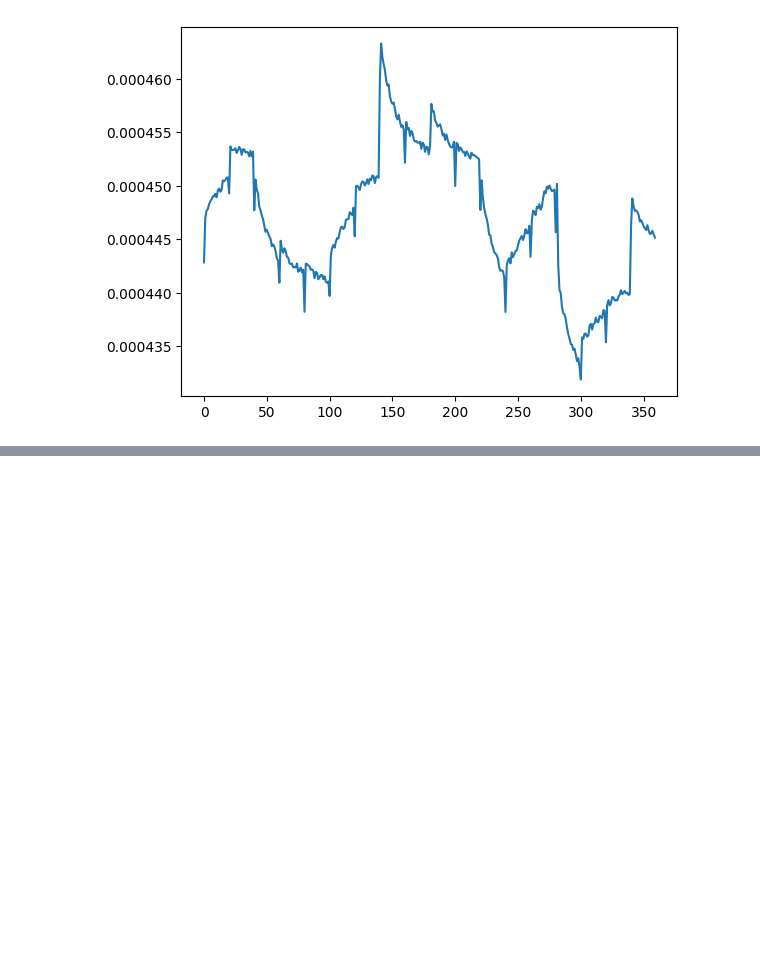
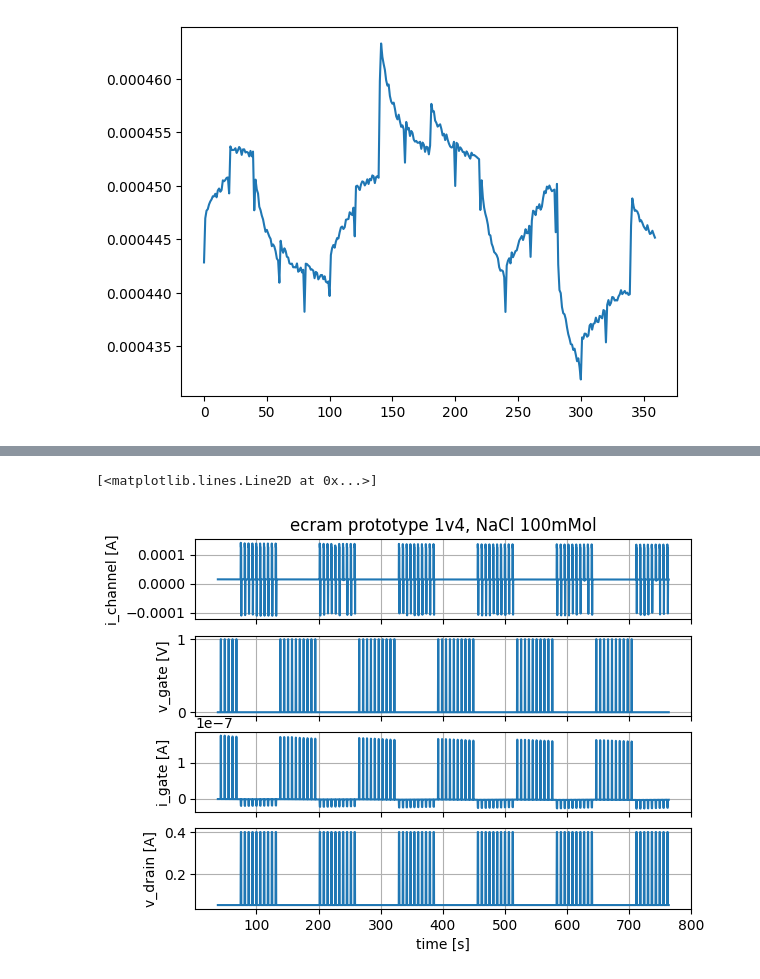
Before and after one commit to LaN-Tran/Code_for_experiments_at_Tue, a Jupyter notebook: codes/plot_exp_data.ipynb, the cells around one changed output, grey strips where cells are left out. Cells and saved outputs as stored; diff of their text form; code cells hidden in the pictures; blank space fills up the shorter version.

```diff
--- a/codes/plot_exp_data.ipynb
+++ b/codes/plot_exp_data.ipynb
@@ -1985,0 +2033,57 @@ plt.plot(x, device_ich)
+# %%
+file_path = "C:/Users/20245580/LabCode/Codes_For_Experiments/exp_data/20250828/ecram_pulse_drain_exp_proof4.csv"
+data = pd.read_csv(file_path)
+
+start = 100 # normal
+end = 4100
+
+# start = 4200 # sSx
+# end = 8300
+
+# start = 8300 # sDx
+# end = 12500
+
+# start= 0
+# end = -1
+
+x = data['time'][start:end]
+y = data['i_channel'][start:end]
+y2 = data['v_gate'][start:end]
+y3 = data['i_gate'][start:end]
+y4 = data['v_drain'][start:end]
+
+fig, (ax1, ax2, ax3, ax4) = plt.subplots(4, 1, sharex=True)
+
+        # clear current plot
+ax1.cla()
+ax2.cla()
+ax3.cla()
+ax4.cla()
+        # configure the plot
+
+# ax1.set_ylim(1.338e-5, 1.456e-5)
+# ax1.set_xlim(1550, 2460)
+ax1.set_title("ecram prototype 1v4, NaCl 100mMol")
+# ax1.set_xlabel('time [s]')
+ax1.set_ylabel('i_channel [A]')
+ax1.grid()
+
+# ax2.set_xlabel('time [s]')
+ax2.set_ylabel('v_gate [V]')
+ax2.grid()
+
+# ax3.set_xlabel('time [s]')
+ax3.set_ylabel('i_gate [A]')
+ax3.grid()
+
+ax4.set_xlabel('time [s]')
+ax4.set_ylabel('v_drain [A]')
+ax4.grid()
+
+ax1.plot(x, y)
+ax2.plot(x, y2)
+ax3.plot(x, y3)
+ax4.plot(x, y4)
+# %% [output]
+[<matplotlib.lines.Line2D at 0x...>]
+[figure, added]
```
Also changed, not shown: parts of 7 cells of this notebook.
